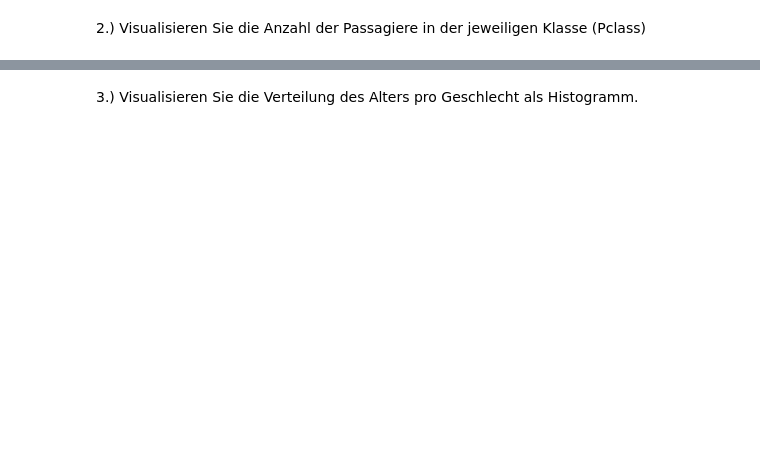
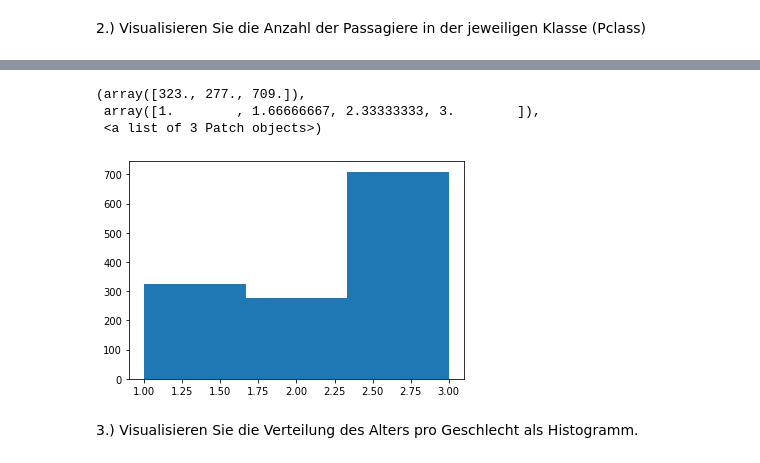
Before and after one commit to julianfbeck/ML-Uebungen, a Jupyter notebook: Aufgabenblatt 2/Exploratory data analysis - Titanic Dataset - Exercises.ipynb, the cells around one changed output, grey strips where cells are left out. Cells and saved outputs as stored; diff of their text form; code cells hidden in the pictures; blank space fills up the shorter version.

```diff
--- a/Aufgabenblatt 2/Exploratory data analysis - Titanic Dataset - Exercises.ipynb
+++ b/Aufgabenblatt 2/Exploratory data analysis - Titanic Dataset - Exercises.ipynb
@@ -386,2 +414,9 @@ df.groupby(df.Pclass).size().plot.bar()
+# %%
+plt.hist(df.Pclass, bins = 3)
+# %% [output]
+(array([323., 277., 709.]),
+ array([1.        , 1.66666667, 2.33333333, 3.        ]),
+ <a list of 3 Patch objects>)
+[figure, added]
 # %% [markdown]
 3.) Visualisieren Sie die Verteilung des Alters pro Geschlecht als Histogramm.
```
Also changed, not shown: parts of 26 cells of this notebook.
